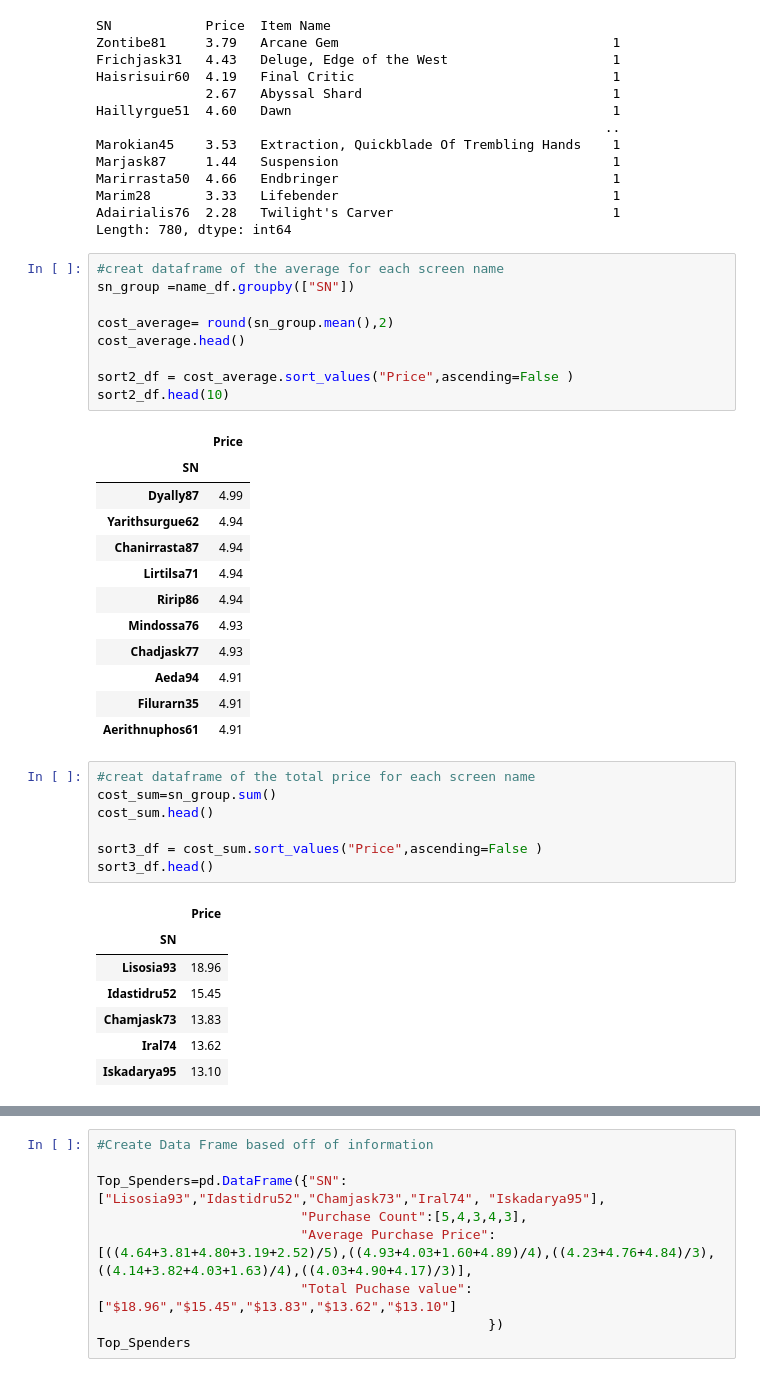
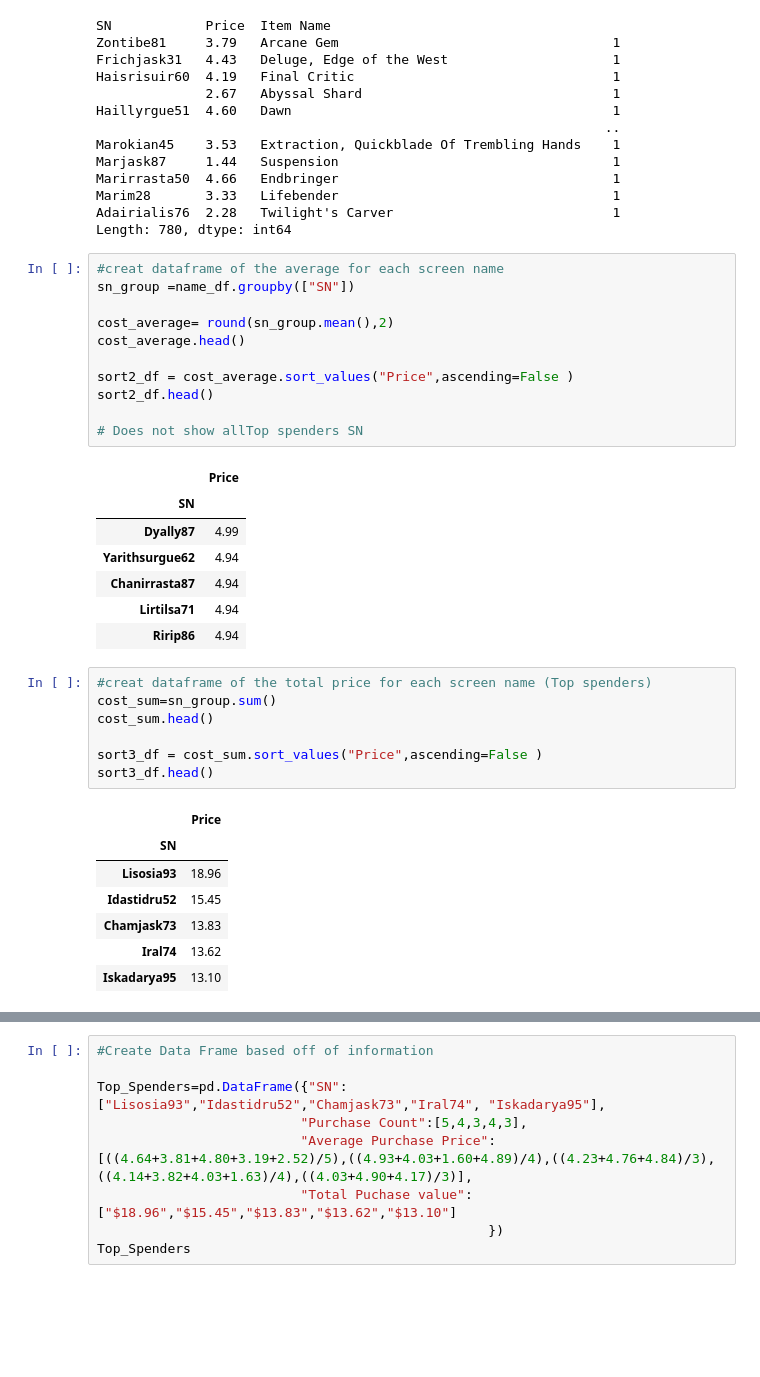
Before and after one commit to cdturner618/Panda-Challenge, a Jupyter notebook: HeroesOfPymoli/HeroesOfPymoli_starter.ipynb, the cells around one changed output, grey strips where cells are left out. Saved outputs shown, nothing was run; the diff lists cells and outputs as text; blank space fills up the shorter version.

```diff
--- a/HeroesOfPymoli/HeroesOfPymoli_starter.ipynb
+++ b/HeroesOfPymoli/HeroesOfPymoli_starter.ipynb
@@ -477,27 +453,24 @@ Length: 780, dtype: int64
 # %%
 #creat dataframe of the average for each screen name
 sn_group =name_df.groupby(["SN"])
 
 cost_average= round(sn_group.mean(),2)
 cost_average.head()
 
 sort2_df = cost_average.sort_values("Price",ascending=False )
-sort2_df.head(10)
+sort2_df.head()
+
+# Does not show allTop spenders SN
 # %% [output]
 |  | Price |
 | SN |  |
 | Dyally87 | 4.99 |
 | Yarithsurgue62 | 4.94 |
 | Chanirrasta87 | 4.94 |
 | Lirtilsa71 | 4.94 |
 | Ririp86 | 4.94 |
-| Mindossa76 | 4.93 |
-| Chadjask77 | 4.93 |
-| Aeda94 | 4.91 |
-| Filurarn35 | 4.91 |
-| Aerithnuphos61 | 4.91 |
 # %%
-#creat dataframe of the total price for each screen name
+#creat dataframe of the total price for each screen name (Top spenders)
 cost_sum=sn_group.sum()
 cost_sum.head()
 
```
Also changed, not shown: parts of 19 cells of this notebook.
